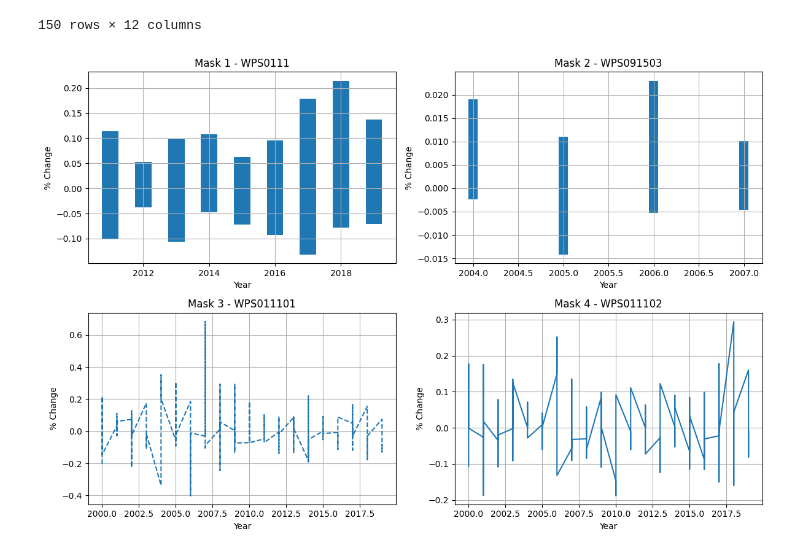
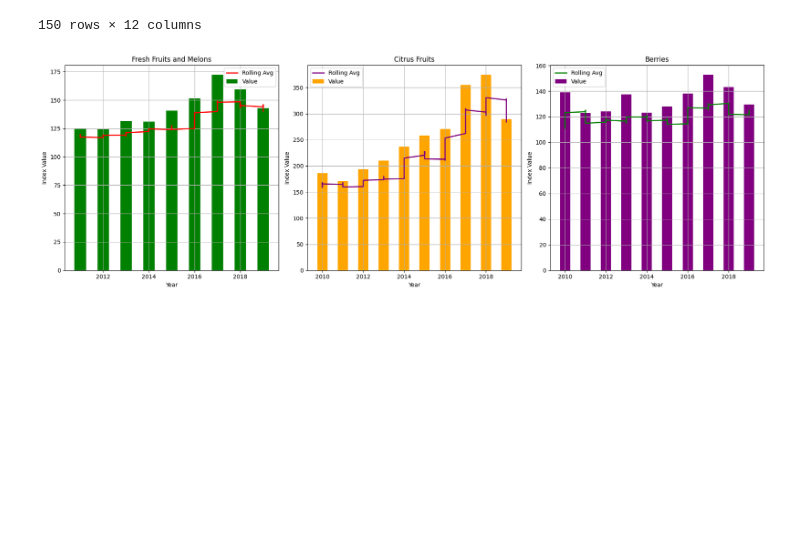
Before and after one commit to DatalyticsPro/DataAnalyticsExamples, a Jupyter notebook: ChikFilA.ipynb, the cells around one changed output. Saved outputs shown, nothing was run; the diff lists cells and outputs as text; code cells hidden in the pictures; blank space fills up the shorter version.

```diff
--- a/ChikFilA.ipynb
+++ b/ChikFilA.ipynb
@@ -259,53 +260,68 @@ mask4 = (df_filtered['series_id'] == 'WPS011102')
 
 # Filter the data using the masks
 data1 = df_filtered[mask1].sort_values('year')
 data2 = df_filtered[mask2].sort_values('year')
 data3 = df_filtered[mask3].sort_values('year')
 data4 = df_filtered[mask4].sort_values('year')
 
 # Filter the data within the desired year range
-start_year = 2000
+start_year = 2010
 end_year = 2023
 data1 = data1[(data1['year'] >= start_year) & (data1['year'] <= end_year)]
 data2 = data2[(data2['year'] >= start_year) & (data2['year'] <= end_year)]
 data3 = data3[(data3['year'] >= start_year) & (data3['year'] <= end_year)]
 data4 = data4[(data4['year'] >= start_year) & (data4['year'] <= end_year)]
 
+# Calculate rolling averages
+window = 12  # Adjust the window size as needed
+data1['rolling_avg'] = data1['value'].rolling(window=window, min_periods=3).mean()
+data2['rolling_avg'] = data2['value'].rolling(window=window, min_periods=3).mean()
+data3['rolling_avg'] = data3['value'].rolling(window=window, min_periods=3).mean()
+data4['rolling_avg'] = data4['value'].rolling(window=window, min_periods=3).mean()
+
 # Create separate subplots for each mask
-fig, axes = plt.subplots(2, 2, figsize=(12, 8))
+fig, axes = plt.subplots(1, 3, figsize=(18, 6))
 
 # Plot for mask1
-axes[0, 0].bar(data1['year'], data1['percent_change'], width=0.5, color='Green')
-axes[0, 0].set_title('Mask 1 - WPS0111')
-axes[0, 0].set_xlabel('Year')
-axes[0, 0].set_ylabel('% Change')
-axes[0, 0].grid(True)
+axes[0].bar(data1['year'], data1['value'], width=0.5, color='Green', label='Value')
+axes[0].plot(data1['year'], data1['rolling_avg'], color='Red', linewidth=2, label='Rolling Avg')
+axes[0].set_title('Fresh Fruits and Melons')
+axes[0].set_xlabel('Year')
+axes[0].set_ylabel('Index Value')
+axes[0].grid(True)
+axes[0].legend()
 
 # Plot for mask2
-axes[0, 1].bar(data2['year'], data2['percent_change'], width=1, )
-axes[0, 1].set_title('Mask 2 - WPS091503')
-axes[0, 1].set_xlabel('Year')
-axes[0, 1].set_ylabel('% Change')
-axes[0, 1].grid(True)
+# axes[0, 1].bar(data2['year'], data2['value'], width=0.5, color='Red', label='Value')
+# axes[0, 1].plot(data2['year'], data2['rolling_avg'], color='Blue', linewidth=2, label='Rolling Avg')
+# axes[0, 1].set_title('Paper Cups')
+# axes[0, 1].set_xlabel('Year')
+# axes[0, 1].set_ylabel('Index Value')
+# axes[0, 1].grid(True)
+# axes[0, 1].legend()
 
 # Plot for mask3
-axes[1, 0].plot(data3['year'], data3['percent_change'], linestyle='--')
-axes[1, 0].set_title('Mask 3 - WPS011101')
-axes[1, 0].set_xlabel('Year')
-axes[1, 0].set_ylabel('% Change')
-axes[1, 0].grid(True)
+axes[1].bar(data3['year'], data3['value'], width=0.5, color='Orange', label='Value')
+axes[1].plot(data3['year'], data3['rolling_avg'], color='Purple', linewidth=2, label='Rolling Avg')
+axes[1].set_title('Citrus Fruits')
+axes[1].set_xlabel('Year')
+axes[1].set_ylabel('Index Value')
+axes[1].grid(True)
+axes[1].legend()
 
 # Plot for mask4
-axes[1, 1].plot(data4['year'], data4['percent_change'])
-axes[1, 1].set_title('Mask 4 - WPS011102')
-axes[1, 1].set_xlabel('Year')
-axes[1, 1].set_ylabel('% Change')
-axes[1, 1].grid(True)
+axes[2].bar(data4['year'], data4['value'], width=0.5, color='Purple', label='Value')
+axes[2].plot(data4['year'], data4['rolling_avg'], color='Green', linewidth=2, label='Rolling Avg')
+axes[2].set_title('Berries')
+axes[2].set_xlabel('Year')
+axes[2].set_ylabel('Index Value')
+axes[2].grid(True)
+axes[2].legend()
 
 # Adjust the spacing between subplots
 plt.tight_layout()
 
 # Display the plot
 plt.show()
 # %% [output]
-[figure, old version]
+[figure, new version]
```
Also changed, not shown: parts of 5 cells of this notebook.
